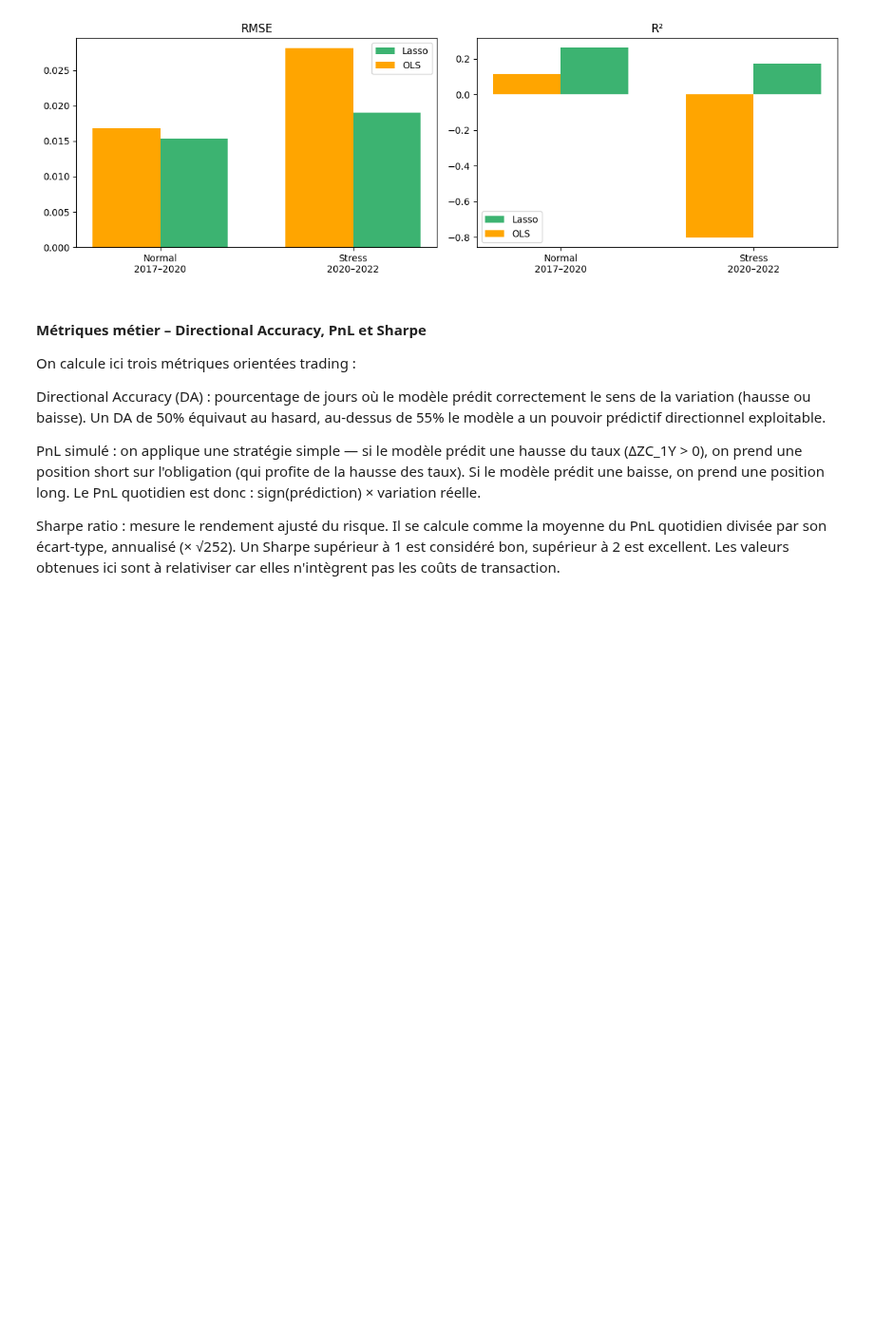
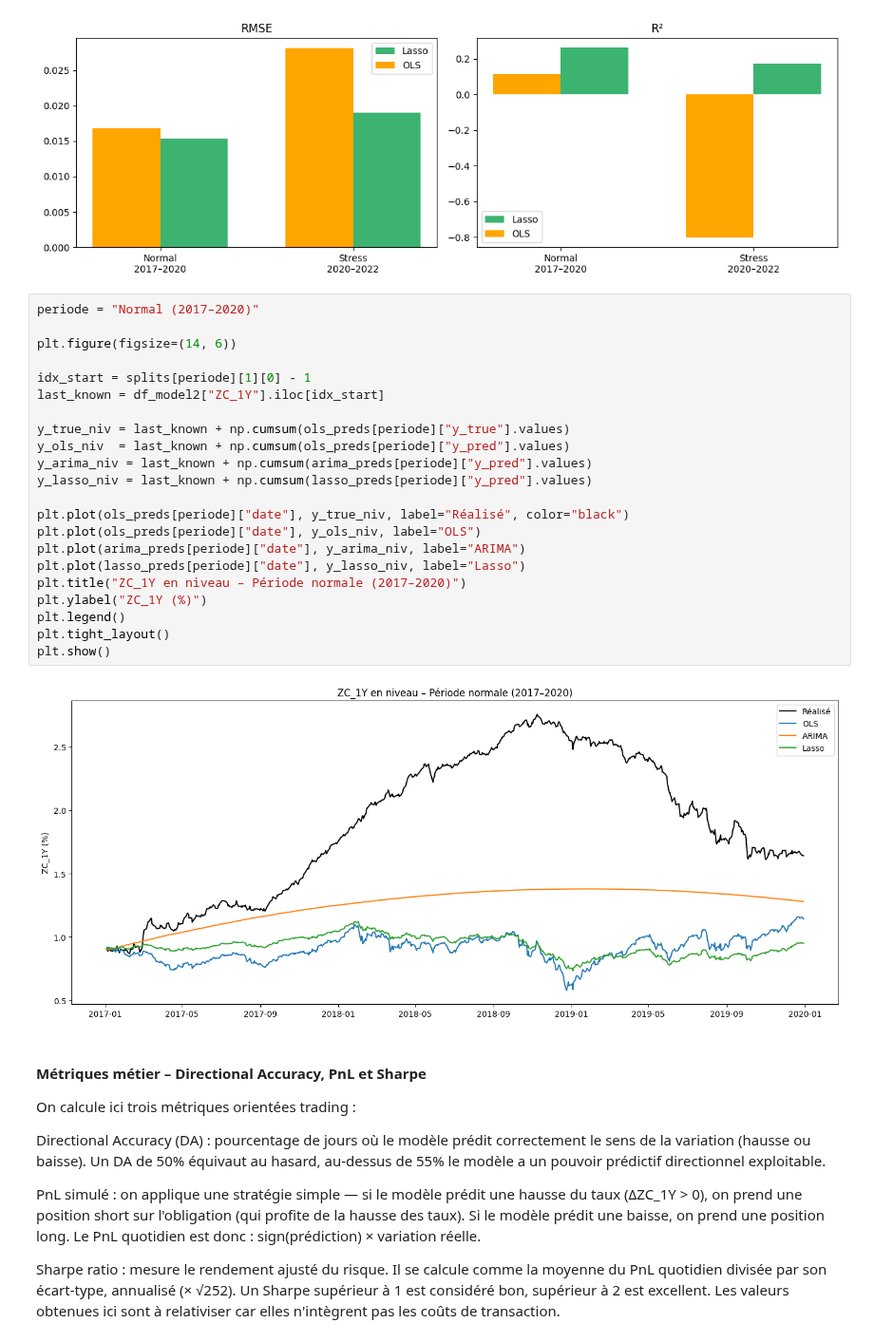
Before and after one commit to JibeyJB/Projet-DATA, a Jupyter notebook: Projet_DATA.ipynb, the cells around one changed output. Shown at 95% size. Cells and saved outputs as stored; diff of their text form; blank space fills up the shorter version.

```diff
--- a/Projet_DATA.ipynb
+++ b/Projet_DATA.ipynb
@@ -1278,6 +1278,30 @@ Normal (2017–2020) OLS (diff) 0.016794  0.1168
 Stress (2020–2022)      Lasso 0.019057  0.1733
 Stress (2020–2022) OLS (diff) 0.028141 -0.8027
 [figure]
+# %%
+periode = "Normal (2017–2020)"
+
+plt.figure(figsize=(14, 6))
+
+idx_start = splits[periode][1][0] - 1
+last_known = df_model2["ZC_1Y"].iloc[idx_start]
+
+y_true_niv = last_known + np.cumsum(ols_preds[periode]["y_true"].values)
+y_ols_niv  = last_known + np.cumsum(ols_preds[periode]["y_pred"].values)
+y_arima_niv = last_known + np.cumsum(arima_preds[periode]["y_pred"].values)
+y_lasso_niv = last_known + np.cumsum(lasso_preds[periode]["y_pred"].values)
+
+plt.plot(ols_preds[periode]["date"], y_true_niv, label="Réalisé", color="black")
+plt.plot(ols_preds[periode]["date"], y_ols_niv, label="OLS")
+plt.plot(arima_preds[periode]["date"], y_arima_niv, label="ARIMA")
+plt.plot(lasso_preds[periode]["date"], y_lasso_niv, label="Lasso")
+plt.title("ZC_1Y en niveau – Période normale (2017–2020)")
+plt.ylabel("ZC_1Y (%)")
+plt.legend()
+plt.tight_layout()
+plt.show()
+# %% [output]
+[figure, added]
 # %% [markdown]
 #### Métriques métier – Directional Accuracy, PnL et Sharpe
 
```
